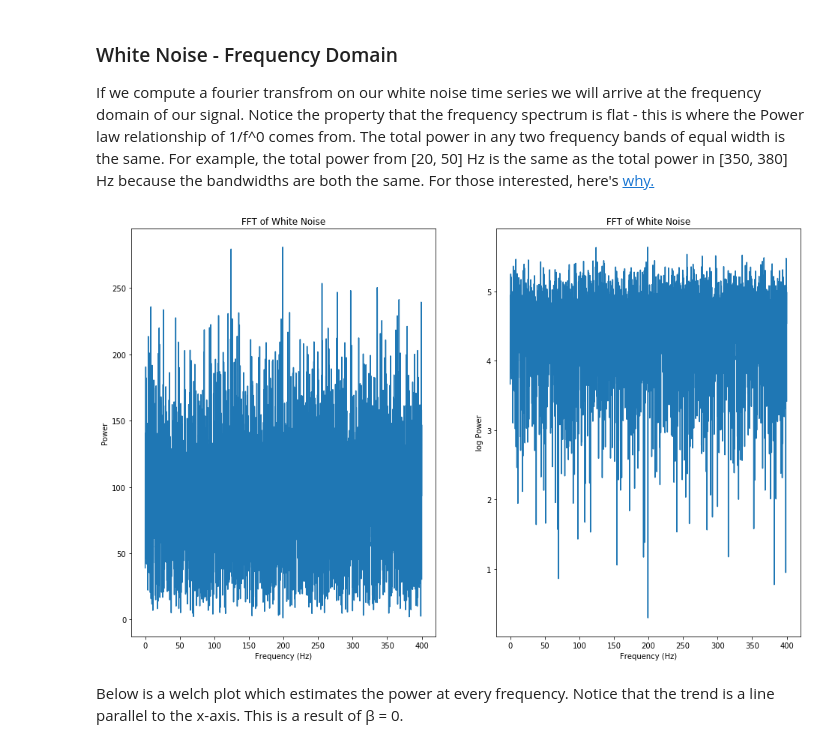
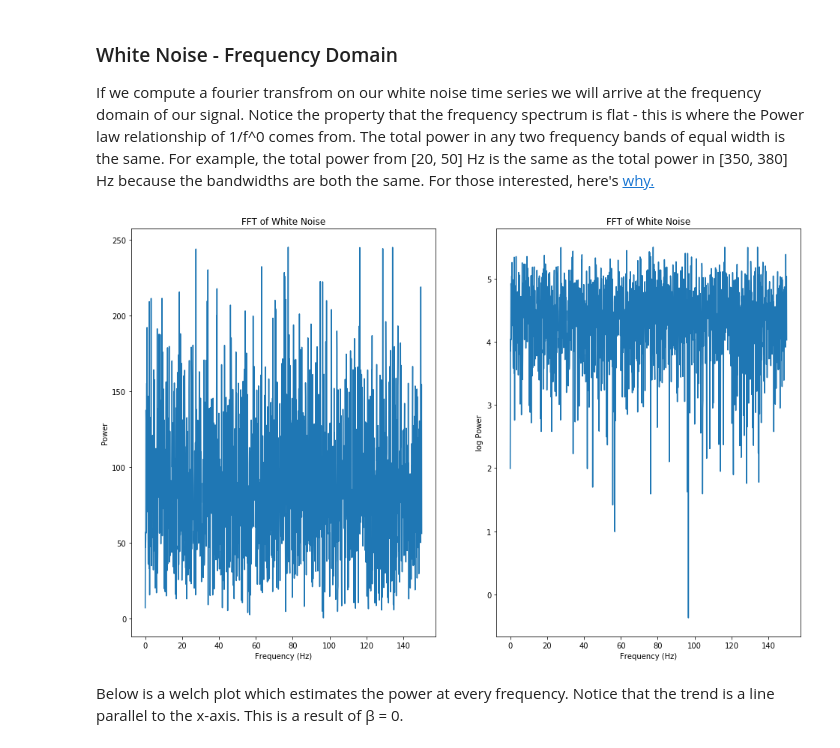
Before and after one commit to voytekresearch/Tutorials, a Jupyter notebook: 06-ColoredNoise.ipynb, the cells around one changed output. Cells and saved outputs as stored; diff of their text form; code cells hidden in the pictures.

```diff
--- a/06-ColoredNoise.ipynb
+++ b/06-ColoredNoise.ipynb
@@ -21,9 +37,18 @@ white_data, fs = white_noise_time()
 ### White Noise - Frequency Domain
 
 If we compute a fourier transfrom on our white noise time series we will arrive at the frequency domain of our signal. Notice the property that the frequency spectrum is flat - this is where the Power law relationship of 1/f^0 comes from. The total power in any two frequency bands of equal width is the same. For example, the total power from [20, 50] Hz is the same as the total power in [350, 380] Hz because the bandwidths are both the same. For those interested, here's [why.](https://en.wikipedia.org/wiki/Law_of_large_numbers)
-# %%
-white_noise_frequency(white_data,fs)
-# %% [output]
-[figure, removed]
+# %%
+# calculating fourier transform of signal
+white_fourier = np.fft.fft(white_noise_data[0:10000])
+
+# finding frequency values for the x axis
+fx_step_size = fs_white / len(white_noise_data[0:10000])
+nyq = .5 * fs_white
+total_steps = nyq / fx_step_size
+fx_bins = np.linspace(0, nyq, total_steps)
+
+noise_frequency_plot(white_fourier, fx_bins, "FFT of White Noise")
+# %% [output]
+[figure, added]
 # %% [markdown]
 Below is a welch plot which estimates the power at every frequency. Notice that the trend is a line parallel to the x-axis. This is a result of β = 0.
```
Also changed, not shown: parts of 18 cells of this notebook, 1 other file.
